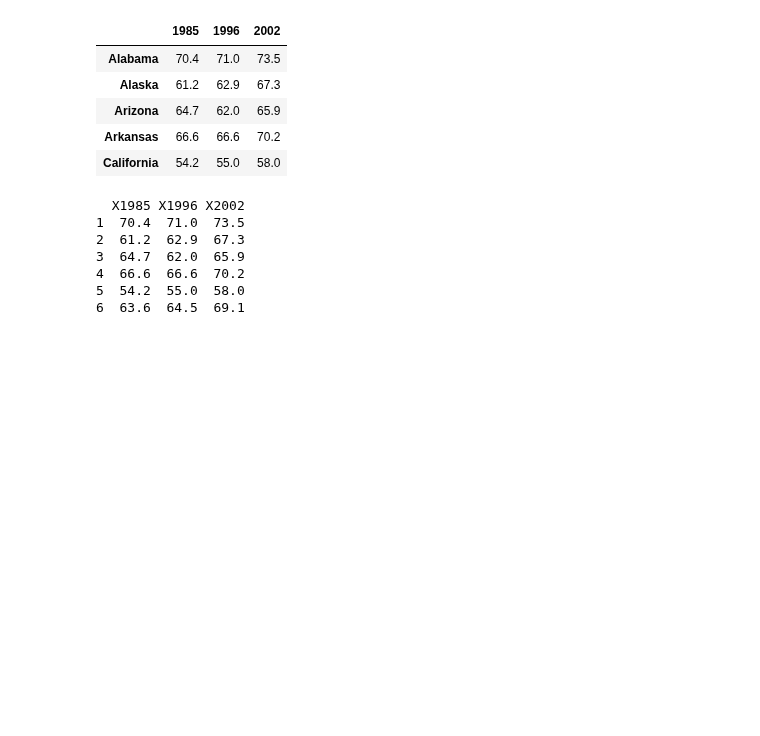
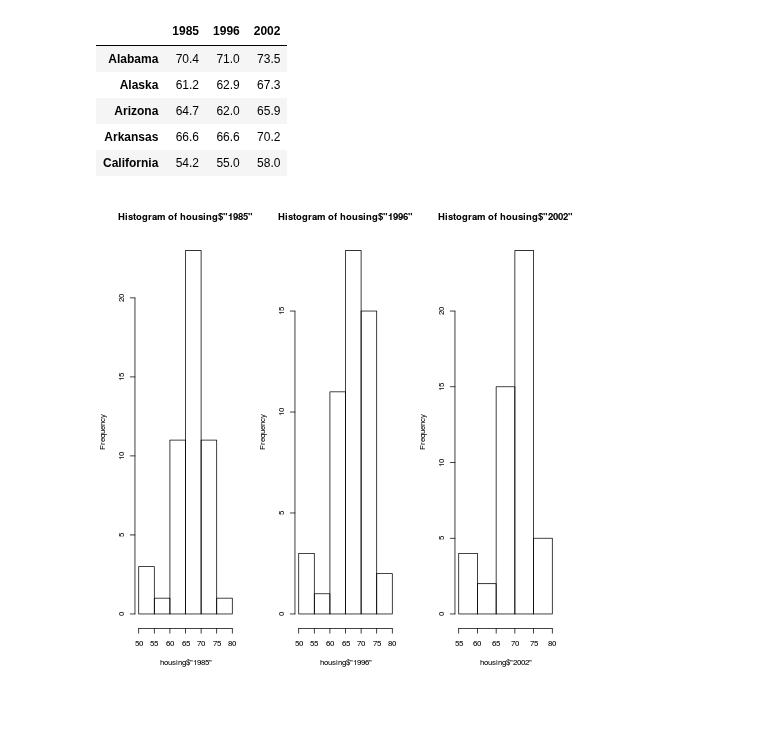
Before and after one commit to Chuphay/school, a Jupyter notebook: stat1/stat_2.ipynb, the cells around one changed output. Saved outputs shown, nothing was run; the diff lists cells and outputs as text; code cells hidden in the pictures; blank space fills up the shorter version.

```diff
--- a/stat1/stat_2.ipynb
+++ b/stat1/stat_2.ipynb
@@ -149,11 +149,10 @@ Missouri 69.2 70.2 74.6"""
 
 data = {}
 s = s.split()
-l =0
+
 for i, e in enumerate(s):
     if e.isalpha():
-        data[e] = [s[i+1],s[i+2],s[i+3]]
-        l += 1
+        data[e] = [float(s[i+1]),float(s[i+2]),float(s[i+3])]
 
 housing = DataFrame(data, index = [1985,1996,2002]).T
 housing.head()
@@ -166,16 +165,14 @@ housing.head()
 | California | 54.2 | 55.0 | 58.0 |
 # %%
 %%R -i housing
+par(mfrow=c(1,3))
 housing <- data.frame(housing)
-head(housing)
+colnames(housing) <- c('1985','1996','2002')
+hist(housing$'1985')
+hist(housing$'1996')
+hist(housing$'2002')
 # %% [output]
-  X1985 X1996 X2002
-1  70.4  71.0  73.5
-2  61.2  62.9  67.3
-3  64.7  62.0  65.9
-4  66.6  66.6  70.2
-5  54.2  55.0  58.0
-6  63.6  64.5  69.1
+[figure, added]
 # %% [markdown]
 ##
 # %% [markdown]
```
